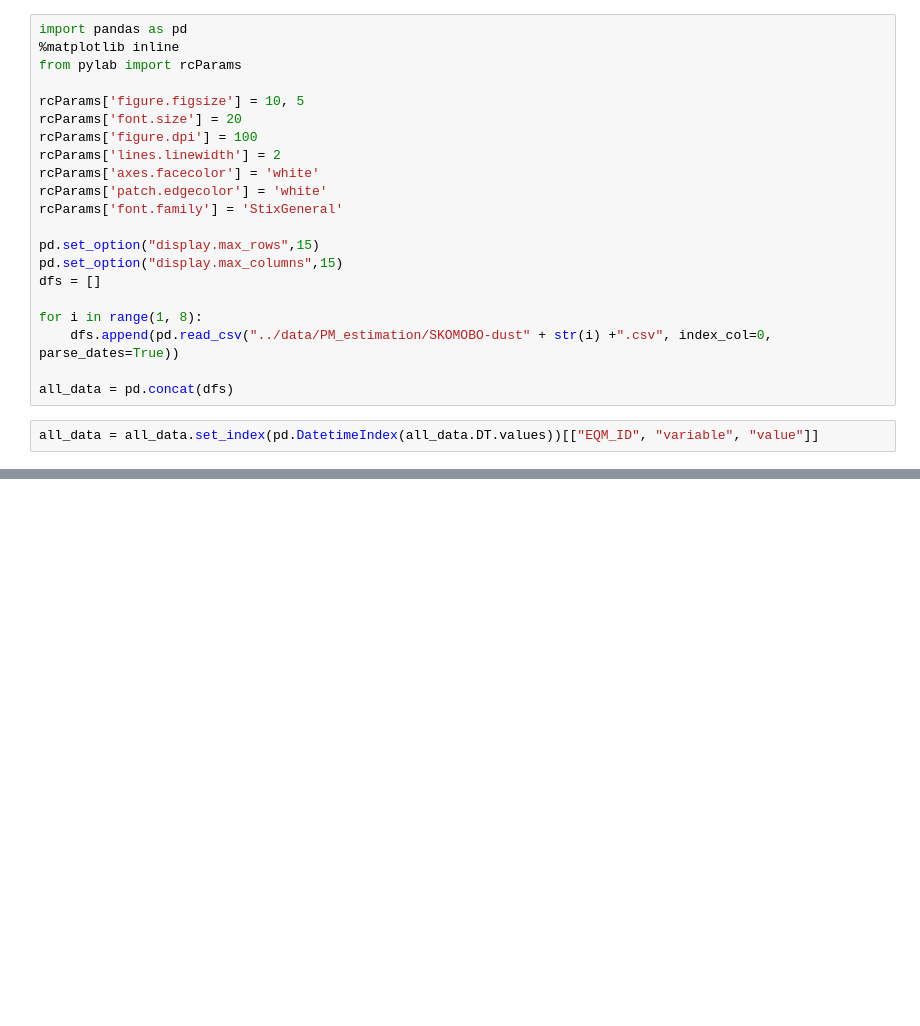
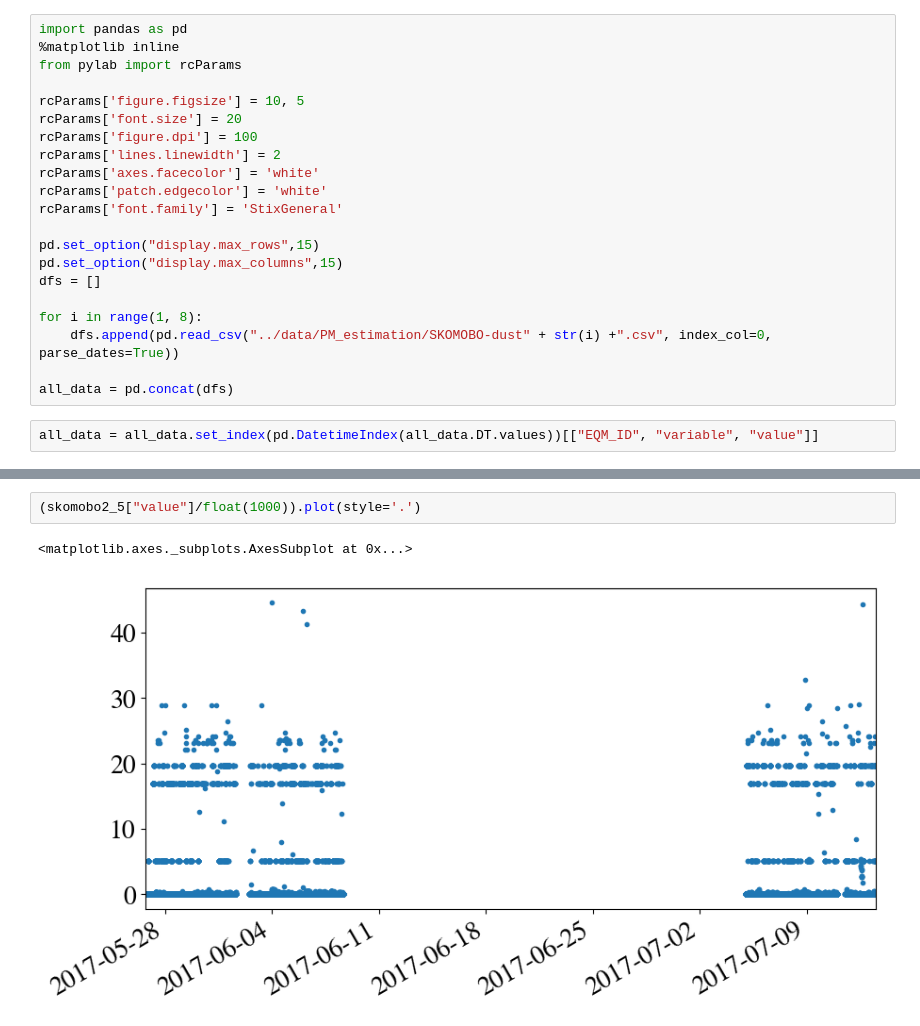
Before and after one commit to SKOMOBO/data_analysis, a Jupyter notebook: notebooks/neater_analysis.ipynb, the cells around one changed output, grey strips where cells are left out. Saved outputs shown, nothing was run; the diff lists cells and outputs as text; blank space fills up the shorter version.

```diff
--- a/notebooks/neater_analysis.ipynb
+++ b/notebooks/neater_analysis.ipynb
@@ -51,0 +41,5 @@ skomobo
+# %%
+(skomobo2_5["value"]/float(1000)).plot(style='.')
+# %% [output]
+<matplotlib.axes._subplots.AxesSubplot at 0x...>
+[figure, added]
```
Also changed, not shown: parts of 131 cells of this notebook.
